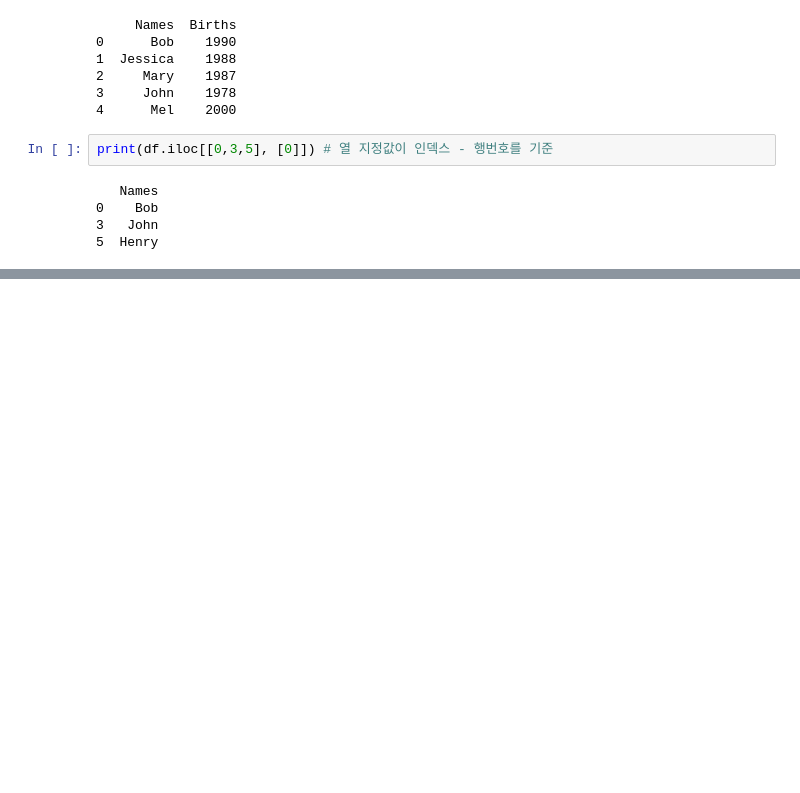
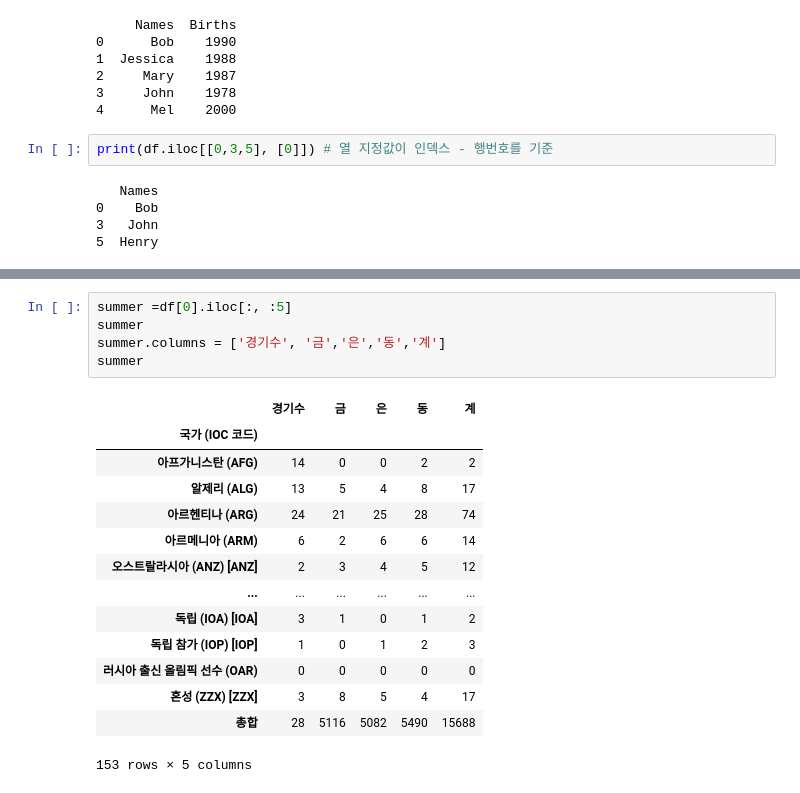
Before and after one commit to kig2929kig/colab, a Jupyter notebook: 데이터분석및시각화ipynb.ipynb, the cells around one changed output, grey strips where cells are left out. Drawn from its saved outputs; the diff is of its cells as text; blank space fills up the shorter version.

```diff
--- a/데이터분석및시각화ipynb.ipynb
+++ b/데이터분석및시각화ipynb.ipynb
@@ -331,0 +371,20 @@ print(df)
+# %%
+summer =df[0].iloc[:, :5]
+summer
+summer.columns = ['경기수', '금','은','동','계']
+summer
+# %% [output]
+|  | 경기수 | 금 | 은 | 동 | 계 |
+| 국가 (IOC 코드) |  |  |  |  |  |
+| 아프가니스탄 (AFG) | 14 | 0 | 0 | 2 | 2 |
+| 알제리 (ALG) | 13 | 5 | 4 | 8 | 17 |
+| 아르헨티나 (ARG) | 24 | 21 | 25 | 28 | 74 |
+| 아르메니아 (ARM) | 6 | 2 | 6 | 6 | 14 |
+| 오스트랄라시아 (ANZ) [ANZ] | 2 | 3 | 4 | 5 | 12 |
+| ... | ... | ... | ... | ... | ... |
+| 독립 (IOA) [IOA] | 3 | 1 | 0 | 1 | 2 |
+| 독립 참가 (IOP) [IOP] | 1 | 0 | 1 | 2 | 3 |
+| 러시아 출신 올림픽 선수 (OAR) | 0 | 0 | 0 | 0 | 0 |
+| 혼성 (ZZX) [ZZX] | 3 | 8 | 5 | 4 | 17 |
+| 총합 | 28 | 5116 | 5082 | 5490 | 15688 |
+153 rows × 5 columns
```
Also changed, not shown: parts of 29 cells of this notebook.
